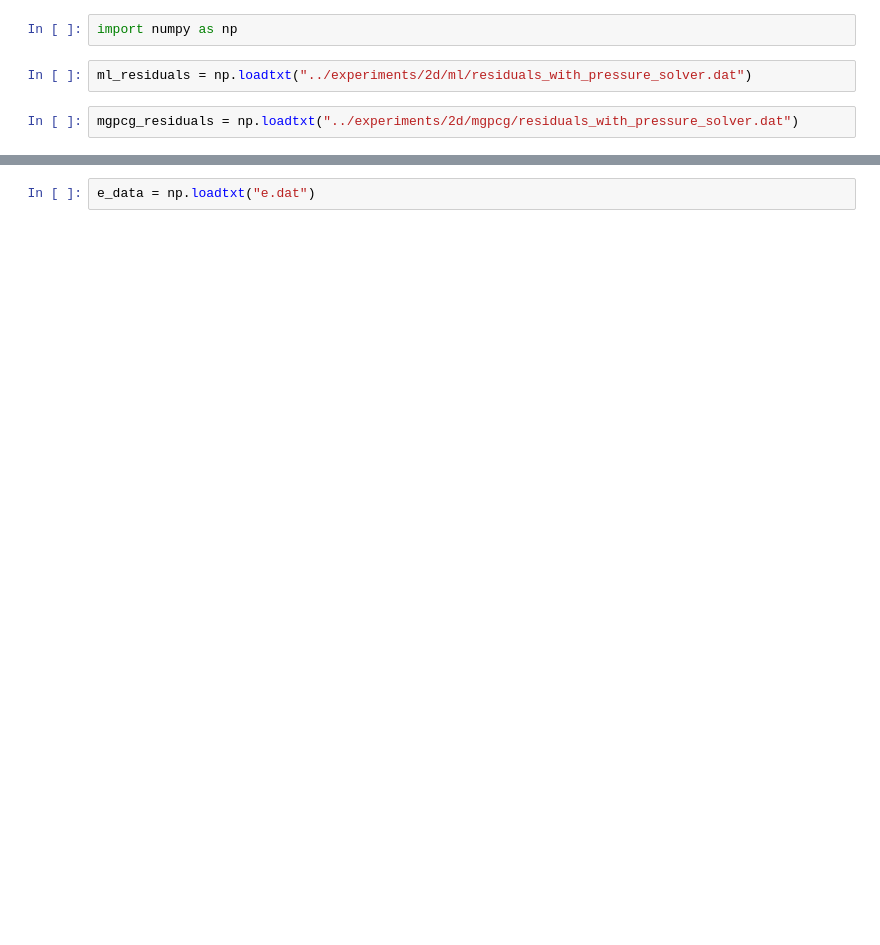
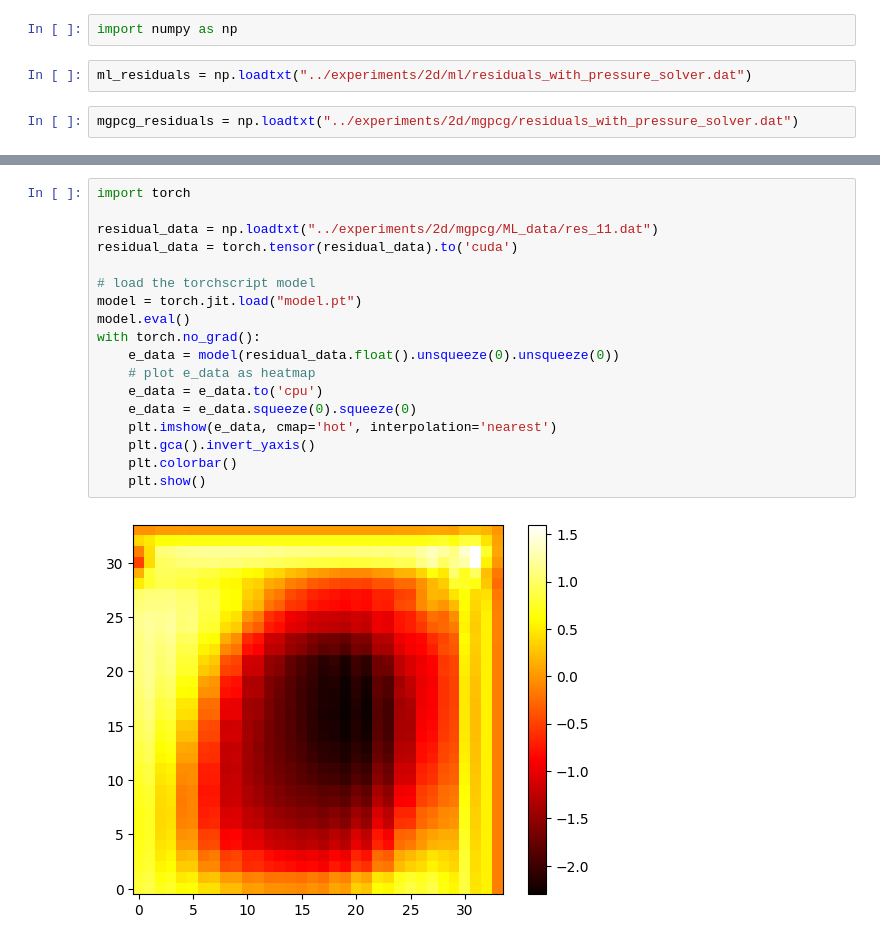
Before and after one commit to glaand/bachelor-thesis, a Jupyter notebook: ml/ml_analysis.ipynb, the cells around one changed output, grey strips where cells are left out. Cells and saved outputs as stored; diff of their text form; blank space fills up the shorter version.

Commit message:
First experiment ready to be conducted

```diff
--- a/ml/ml_analysis.ipynb
+++ b/ml/ml_analysis.ipynb
@@ -36,2 +36,20 @@ plt.show()
-# %%
-e_data = np.loadtxt("e.dat")
+# %%
+import torch
+
+residual_data = np.loadtxt("../experiments/2d/mgpcg/ML_data/res_11.dat")
+residual_data = torch.tensor(residual_data).to('cuda')
+
+# load the torchscript model
+model = torch.jit.load("model.pt")
+model.eval()
+with torch.no_grad():
+    e_data = model(residual_data.float().unsqueeze(0).unsqueeze(0))
+    # plot e_data as heatmap
+    e_data = e_data.to('cpu')
+    e_data = e_data.squeeze(0).squeeze(0)
+    plt.imshow(e_data, cmap='hot', interpolation='nearest')
+    plt.gca().invert_yaxis()
+    plt.colorbar()
+    plt.show()
+# %% [output]
+[figure, added]
```
Also changed, not shown: parts of 4 cells of this notebook, 6 other files.
